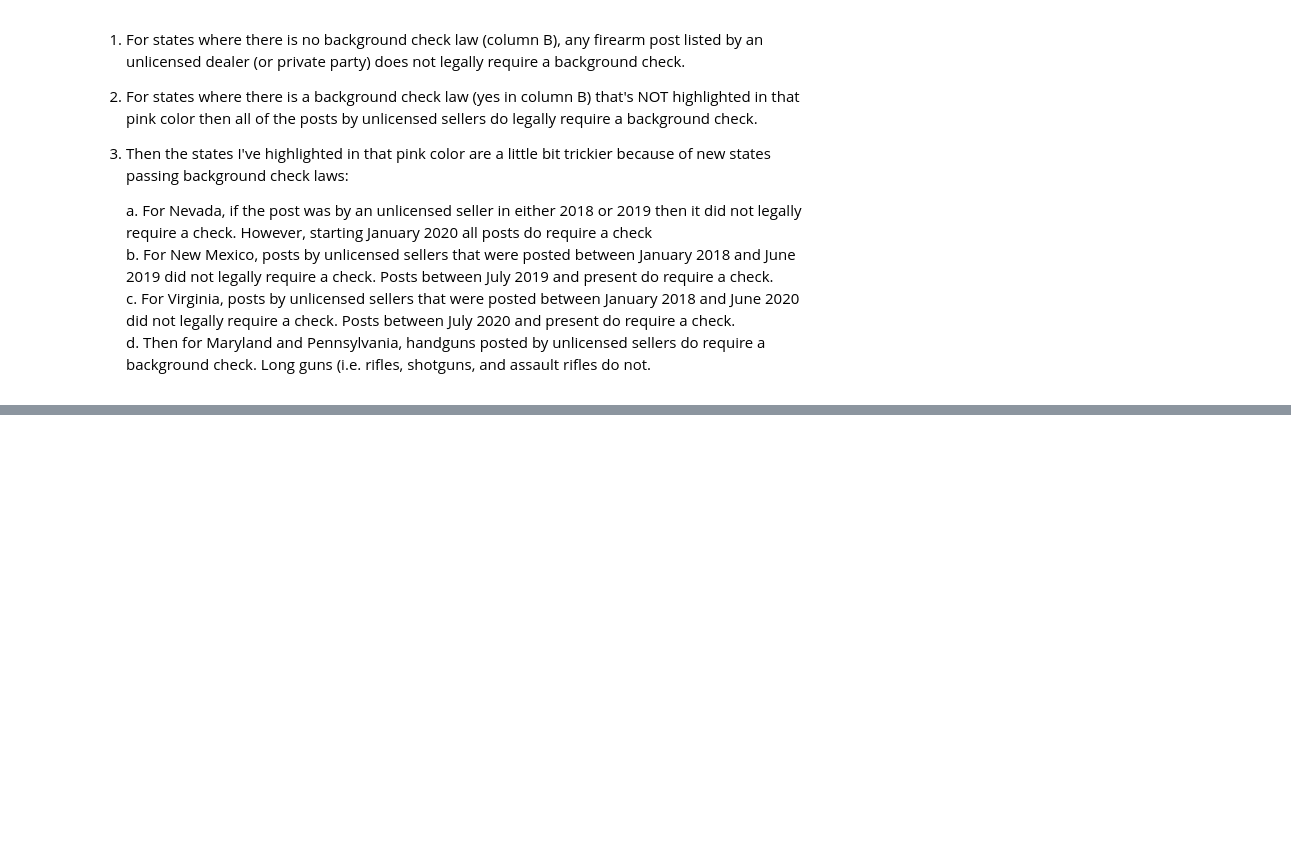
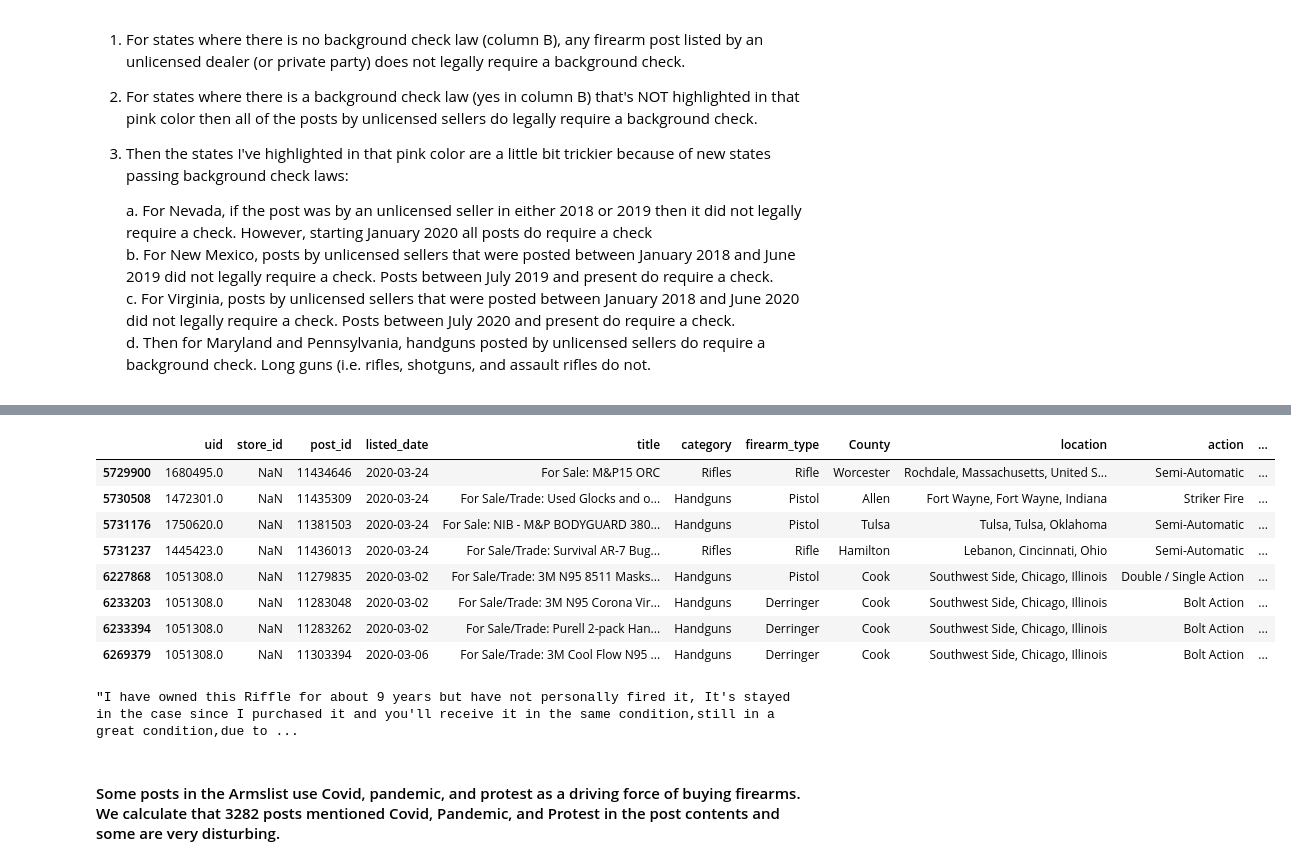
Before and after one commit to jasonjklim/Armlist, a Jupyter notebook: Armslist.ipynb, the cells around one changed output, grey strips where cells are left out. Cells and saved outputs as stored; diff of their text form; code cells hidden in the pictures; blank space fills up the shorter version.

```diff
--- a/Armslist.ipynb
+++ b/Armslist.ipynb
@@ -2068,0 +1388,5 @@ plt.show()
+# %%
+# Protest word check
+
+final_df['protest'] = \
+    np.where(final_df['post_content'].str.contains('protest', case=False, na=False), 1, 0)
@@ -2068,0 +1465,5 @@ plt.show()
+# %%
+# Check for only firearm and 2020 rows
+covid_df = final_df[(final_df['ET_Firearm_Type']!='Not_Firearm')&
+                    (final_df['listed_date']>='2020-01-01')&
+                    ((final_df['Covid']==1)|(final_df['pandemic']==1)|(final_df['protest']==1))]
@@ -2068,0 +1493,18 @@ plt.show()
+# %%
+covid_df.head(8)
+# %% [output]
+|  | uid | store_id | post_id | listed_date | title | category | firearm_type | County | location | action | ... |
+| 5729900 | 1680495.0 | NaN | 11434646 | 2020-03-24 | For Sale: M&P15 ORC | Rifles | Rifle | Worcester | Rochdale, Massachusetts, United S... | Semi-Automatic | ... |
+| 5730508 | 1472301.0 | NaN | 11435309 | 2020-03-24 | For Sale/Trade: Used Glocks and o... | Handguns | Pistol | Allen | Fort Wayne, Fort Wayne, Indiana | Striker Fire | ... |
+| 5731176 | 1750620.0 | NaN | 11381503 | 2020-03-24 | For Sale: NIB - M&P BODYGUARD 380... | Handguns | Pistol | Tulsa | Tulsa, Tulsa, Oklahoma | Semi-Automatic | ... |
+| 5731237 | 1445423.0 | NaN | 11436013 | 2020-03-24 | For Sale/Trade: Survival AR-7 Bug... | Rifles | Rifle | Hamilton | Lebanon, Cincinnati, Ohio | Semi-Automatic | ... |
+| 6227868 | 1051308.0 | NaN | 11279835 | 2020-03-02 | For Sale/Trade: 3M N95 8511 Masks... | Handguns | Pistol | Cook | Southwest Side, Chicago, Illinois | Double / Single Action | ... |
+| 6233203 | 1051308.0 | NaN | 11283048 | 2020-03-02 | For Sale/Trade: 3M N95 Corona Vir... | Handguns | Derringer | Cook | Southwest Side, Chicago, Illinois | Bolt Action | ... |
+| 6233394 | 1051308.0 | NaN | 11283262 | 2020-03-02 | For Sale/Trade: Purell 2-pack Han... | Handguns | Derringer | Cook | Southwest Side, Chicago, Illinois | Bolt Action | ... |
+| 6269379 | 1051308.0 | NaN | 11303394 | 2020-03-06 | For Sale/Trade: 3M Cool Flow N95 ... | Handguns | Derringer | Cook | Southwest Side, Chicago, Illinois | Bolt Action | ... |
+# %%
+covid_df['post_content'].iloc[125]
+# %% [output]
+"I have owned this Riffle for about 9 years but have not personally fired it, It's stayed in the case since I purchased it and you'll receive it in the same condition,still in a great condition,due to ...
+# %% [markdown]
+#### Some posts in the Armslist use Covid, pandemic, and protest as a driving force of buying firearms. We calculate that 3282 posts mentioned Covid, Pandemic, and Protest in the post contents and some are very disturbing.
```
Also changed, not shown: parts of 381 cells of this notebook, 4 other files.
